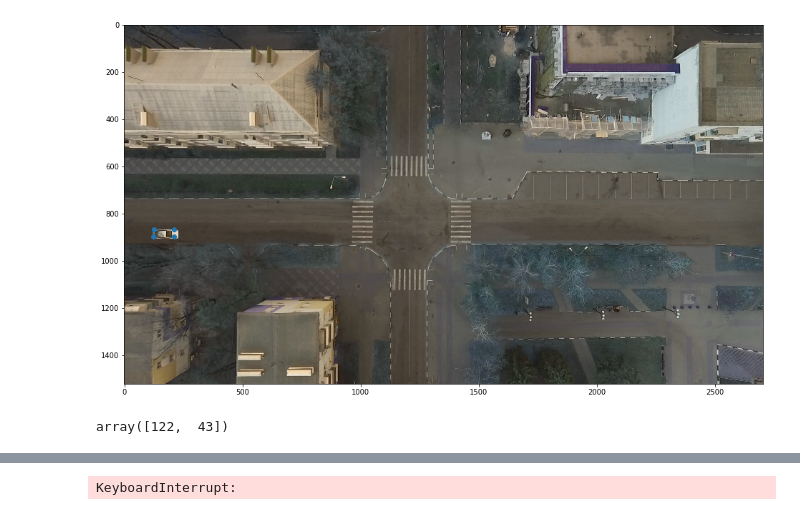
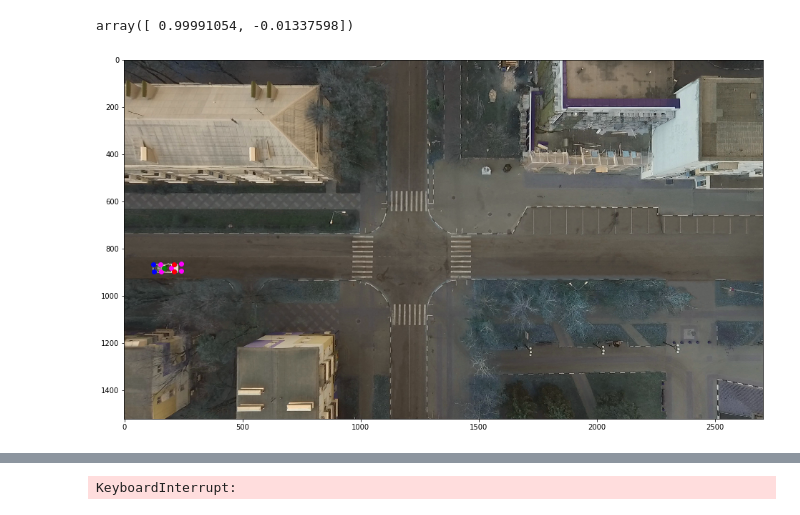
Before and after one commit to MartinsonMichael/raai-summer-school-2019, a Jupyter notebook: simulator/component_test.ipynb, the cells around one changed output, grey strips where cells are left out. Cells and saved outputs as stored; diff of their text form; code cells hidden in the pictures.

```diff
--- a/simulator/component_test.ipynb
+++ b/simulator/component_test.ipynb
@@ -21,11 +15,32 @@ wheels_positions : [[-42.49276862 -15.62552768]
-# %%
-plt.figure(figsize=(16, 12))
-plt.imshow(state_pic)
-plt.scatter(env._agent_car.get_wheels_positions()[:, 0], env._agent_car.get_wheels_positions()[:, 1])
-plt.show()
-# %% [output]
-[figure, removed]
 # %%
-env._agent_car._car_image.size
+env._agent_car.get_car_vector
 # %% [output]
-array([122,  43])
+array([ 0.99991054, -0.01337598])
+# %%
+plt.figure(figsize=(16, 12))
+plt.imshow(state_pic)
+
+# wheels
+plt.scatter(
+    env._agent_car.get_wheels_positions()[:, 0],
+    env._agent_car.get_wheels_positions()[:, 1],
+    color='blue'
+)
+# wheels vectors
+plt.scatter(
+    env._agent_car.get_wheels_positions()[:, 0] + 30 * env._agent_car.get_wheels_vectors[:, 0],
+    env._agent_car.get_wheels_positions()[:, 1] + 30 * env._agent_car.get_wheels_vectors[:, 1],
+    color='magenta'
+)
+
+plt.scatter(env._agent_car.hull.position.x, env._agent_car.hull.position.y, color='green')
+plt.scatter(
+    env._agent_car.hull.position.x + 30 * env._agent_car.get_car_vector[0],
+    env._agent_car.hull.position.y + 30 * env._agent_car.get_car_vector[1],
+    color='magenta'
+)
+for wheel in env._agent_car.iterate_over_front_wheels():
+    plt.scatter(wheel.position.x, wheel.position.y, color='red')
+plt.show()
+# %% [output]
+[figure, added]
```
Also changed, not shown: parts of 13 cells of this notebook, 7 other files.
